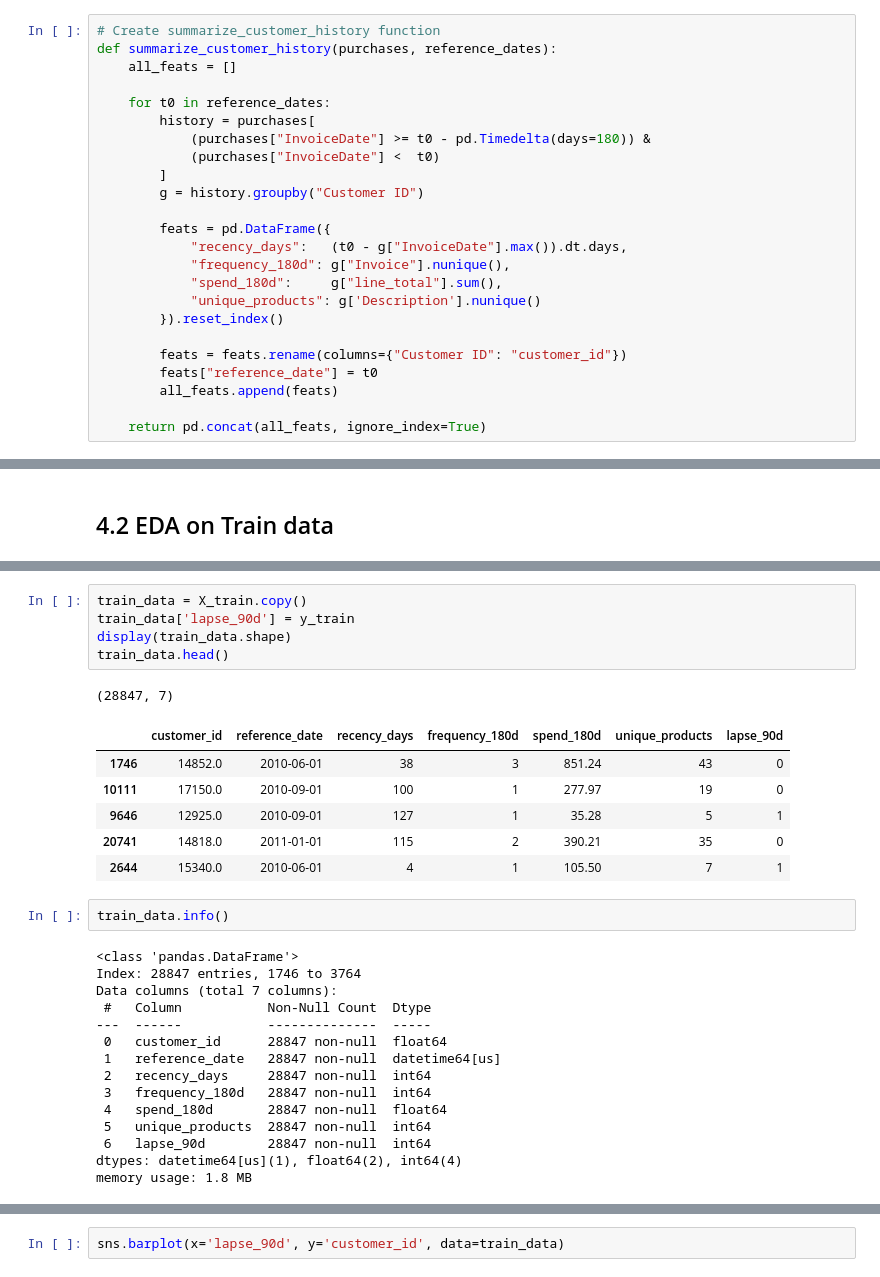
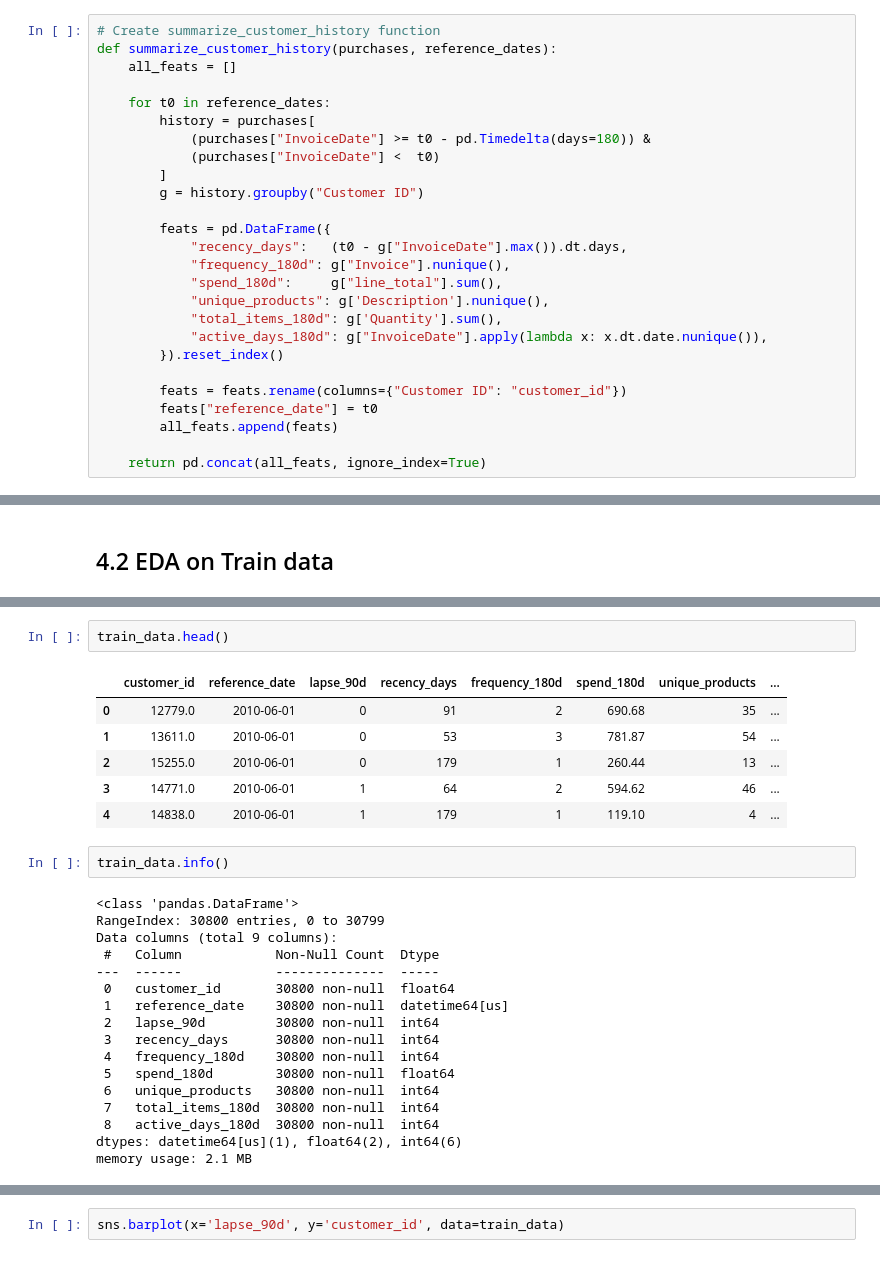
Before and after one commit to Amila-codes/Customer-Purchase-Behavior-Prediction, a Jupyter notebook: notebooks/classification_capstone_final.ipynb, the cells around one changed output, grey strips where cells are left out. Drawn from its saved outputs; the diff is of its cells as text.

```diff
--- a/notebooks/classification_capstone_final.ipynb
+++ b/notebooks/classification_capstone_final.ipynb
@@ -768,7 +768,9 @@ def summarize_customer_history(purchases, reference_dates):
             "recency_days":   (t0 - g["InvoiceDate"].max()).dt.days,
             "frequency_180d": g["Invoice"].nunique(),
             "spend_180d":     g["line_total"].sum(),
-            "unique_products": g['Description'].nunique()
+            "unique_products": g['Description'].nunique(),
+            "total_items_180d": g['Quantity'].sum(),
+            "active_days_180d": g["InvoiceDate"].apply(lambda x: x.dt.date.nunique()),
         }).reset_index()
 
         feats = feats.rename(columns={"Customer ID": "customer_id"})
@@ -861,33 +845,31 @@ Name: lapse_90d, dtype: int64
 # %%
-train_data = X_train.copy()
-train_data['lapse_90d'] = y_train
-display(train_data.shape)
 train_data.head()
 # %% [output]
-(28847, 7)
-|  | customer_id | reference_date | recency_days | frequency_180d | spend_180d | unique_products | lapse_90d |
-| 1746 | 14852.0 | 2010-06-01 | 38 | 3 | 851.24 | 43 | 0 |
-| 10111 | 17150.0 | 2010-09-01 | 100 | 1 | 277.97 | 19 | 0 |
-| 9646 | 12925.0 | 2010-09-01 | 127 | 1 | 35.28 | 5 | 1 |
-| 20741 | 14818.0 | 2011-01-01 | 115 | 2 | 390.21 | 35 | 0 |
-| 2644 | 15340.0 | 2010-06-01 | 4 | 1 | 105.50 | 7 | 1 |
+|  | customer_id | reference_date | lapse_90d | recency_days | frequency_180d | spend_180d | unique_products | ... |
+| 0 | 12779.0 | 2010-06-01 | 0 | 91 | 2 | 690.68 | 35 | ... |
+| 1 | 13611.0 | 2010-06-01 | 0 | 53 | 3 | 781.87 | 54 | ... |
+| 2 | 15255.0 | 2010-06-01 | 0 | 179 | 1 | 260.44 | 13 | ... |
+| 3 | 14771.0 | 2010-06-01 | 1 | 64 | 2 | 594.62 | 46 | ... |
+| 4 | 14838.0 | 2010-06-01 | 1 | 179 | 1 | 119.10 | 4 | ... |
 # %%
 train_data.info()
 # %% [output]
 <class 'pandas.DataFrame'>
-Index: 28847 entries, 1746 to 3764
-Data columns (total 7 columns):
- #   Column           Non-Null Count  Dtype
----  ------           --------------  -----
- 0   customer_id      28847 non-null  float64
- 1   reference_date   28847 non-null  datetime64[us]
- 2   recency_days     28847 non-null  int64
- 3   frequency_180d   28847 non-null  int64
- 4   spend_180d       28847 non-null  float64
- 5   unique_products  28847 non-null  int64
- 6   lapse_90d        28847 non-null  int64
-dtypes: datetime64[us](1), float64(2), int64(4)
-memory usage: 1.8 MB
+RangeIndex: 30800 entries, 0 to 30799
+Data columns (total 9 columns):
+ #   Column            Non-Null Count  Dtype
+---  ------            --------------  -----
+ 0   customer_id       30800 non-null  float64
+ 1   reference_date    30800 non-null  datetime64[us]
+ 2   lapse_90d         30800 non-null  int64
+ 3   recency_days      30800 non-null  int64
+ 4   frequency_180d    30800 non-null  int64
+ 5   spend_180d        30800 non-null  float64
+ 6   unique_products   30800 non-null  int64
+ 7   total_items_180d  30800 non-null  int64
+ 8   active_days_180d  30800 non-null  int64
+dtypes: datetime64[us](1), float64(2), int64(6)
+memory usage: 2.1 MB
 # %%
 train_data.describe()
 # %% [output]
```
Also changed, not shown: parts of 8 cells of this notebook.
